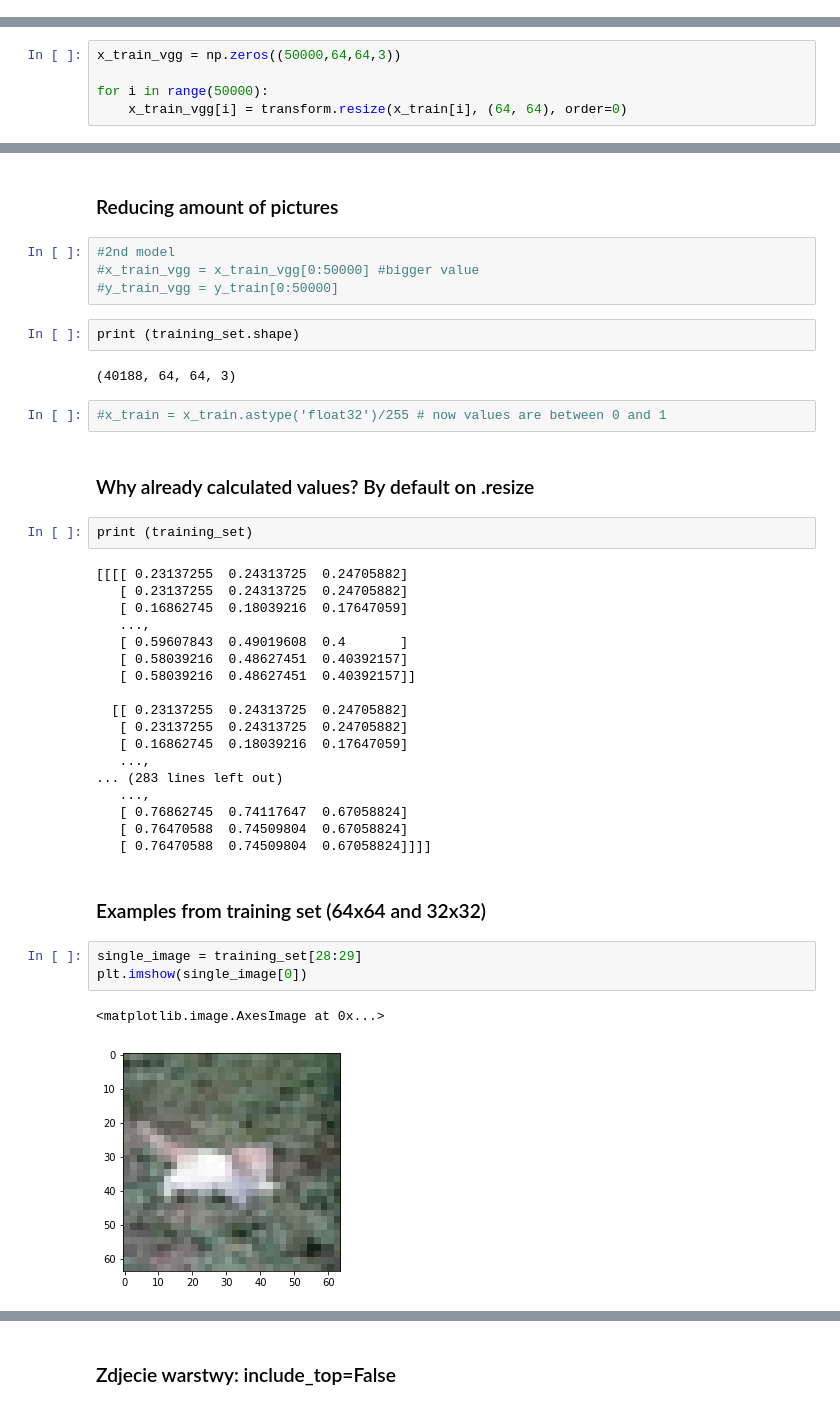
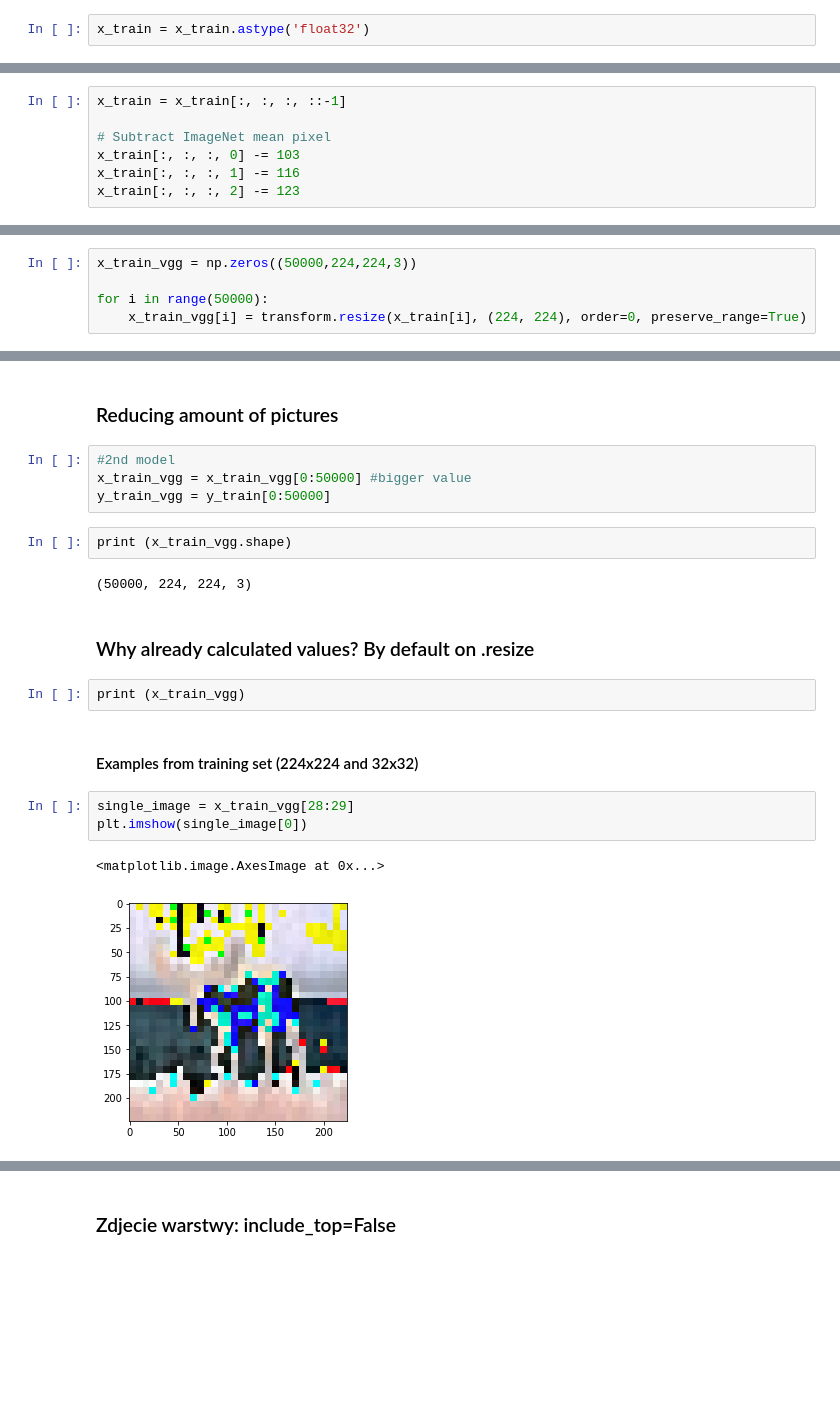
Before and after one commit to 5bastian/Adversarial-networks, a Jupyter notebook: CNN_classifier_CIFAR10.ipynb, the cells around one changed output, grey strips where cells are left out. Saved outputs shown, nothing was run; the diff lists cells and outputs as text; blank space fills up the shorter version.

Commit message:
224x224 sample size and mean substraction

```diff
--- a/CNN_classifier_CIFAR10.ipynb
+++ b/CNN_classifier_CIFAR10.ipynb
@@ -31,0 +32,2 @@ type(x_train)
+# %%
+x_train = x_train.astype('float32')
@@ -32,2 +60,9 @@ type(x_train)
+# %%
+x_train = x_train[:, :, :, ::-1]
+
+# Subtract ImageNet mean pixel
+x_train[:, :, :, 0] -= 103
+x_train[:, :, :, 1] -= 116
+x_train[:, :, :, 2] -= 123
 # %%
 print (x_train)
@@ -34,7 +87,7 @@ print (x_train)
 # %% [markdown]
 ### Image resizing. Vgg16 takes minimum size of 48x48
 # %%
-x_train_vgg = np.zeros((50000,64,64,3))
+x_train_vgg = np.zeros((50000,224,224,3))
 
 for i in range(50000):
-    x_train_vgg[i] = transform.resize(x_train[i], (64, 64), order=0)
+    x_train_vgg[i] = transform.resize(x_train[i], (224, 224), order=0, preserve_range=True)
@@ -60,41 +121,21 @@ NUM_CLASSES = 10
 ### Reducing amount of pictures
 # %%
 #2nd model
-#x_train_vgg = x_train_vgg[0:50000] #bigger value
-#y_train_vgg = y_train[0:50000]
+x_train_vgg = x_train_vgg[0:50000] #bigger value
+y_train_vgg = y_train[0:50000]
 # %%
-print (training_set.shape)
+print (x_train_vgg.shape)
 # %% [output]
-(40188, 64, 64, 3)
+(50000, 224, 224, 3)
-# %%
-#x_train = x_train.astype('float32')/255 # now values are between 0 and 1
 # %% [markdown]
 ### Why already calculated values? By default on .resize
 # %%
-print (training_set)
+print (x_train_vgg)
-# %% [output]
-[[[[ 0.23137255  0.24313725  0.24705882]
-   [ 0.23137255  0.24313725  0.24705882]
-   [ 0.16862745  0.18039216  0.17647059]
-   ...,
-   [ 0.59607843  0.49019608  0.4       ]
-   [ 0.58039216  0.48627451  0.40392157]
-   [ 0.58039216  0.48627451  0.40392157]]
-
-  [[ 0.23137255  0.24313725  0.24705882]
-   [ 0.23137255  0.24313725  0.24705882]
-   [ 0.16862745  0.18039216  0.17647059]
-   ...,
-... (283 lines left out)
-   ...,
-   [ 0.76862745  0.74117647  0.67058824]
-   [ 0.76470588  0.74509804  0.67058824]
-   [ 0.76470588  0.74509804  0.67058824]]]]
 # %% [markdown]
-### Examples from training set (64x64 and 32x32)
+#### Examples from training set (224x224 and 32x32)
 # %%
-single_image = training_set[28:29]
+single_image = x_train_vgg[28:29]
 plt.imshow(single_image[0])
 # %% [output]
 <matplotlib.image.AxesImage at 0x...>
-[figure, old version]
+[figure, new version]
```
Also changed, not shown: parts of 20 cells of this notebook.
